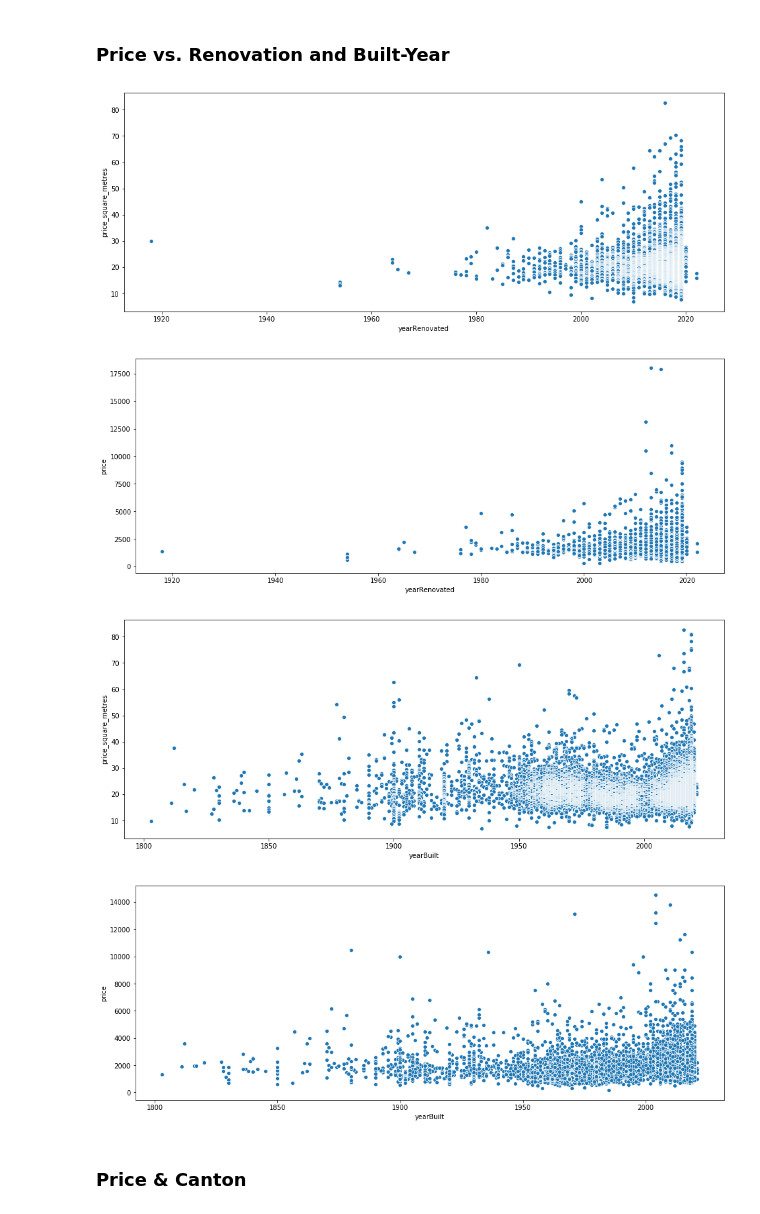
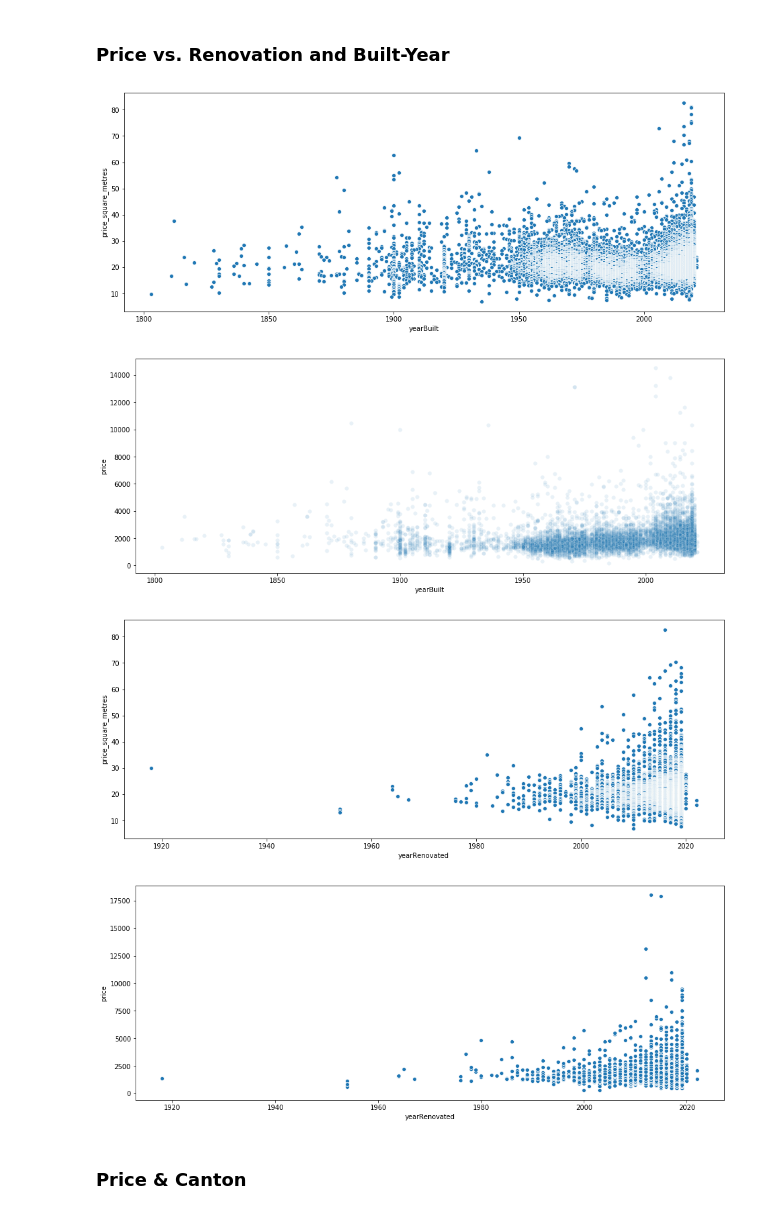
Before and after one commit to Lukas113/Rent_Prediction, a Jupyter notebook: data_analysis/analysis.ipynb, the cells around one changed output. Drawn from its saved outputs; the diff is of its cells as text; code cells hidden in the pictures.

Commit message:
data preparation finished

```diff
--- a/data_analysis/analysis.ipynb
+++ b/data_analysis/analysis.ipynb
@@ -611,10 +642,11 @@ def drop_outlier_objects(frame):
     """drops a relative amount of data from all specified columns in the data-set at top and or bottom level"""
     frame = drop_values(frame, df.columns[7], amount = 1, absolute = True, drop = False) #drop 2 rooms with impossible high values
     frame = drop_values(frame, df.columns[8], amount = 0.15, asc = True, drop = False) #drop all -2 floors and lower rooms (seems wrong)
-    frame = drop_values(frame, df.columns[8], amount = 2, absolute = True, drop = False) #drop 2 top floors (impossible values)
+    frame = drop_values(frame, df.columns[8], amount = 1, absolute = True, drop = False) #drop 1 top floors (impossible values)
     frame = drop_values(frame, df.columns[9], amount = 4, absolute = True) #drop 4 objects with obviously too high surface values
     frame = drop_values(frame, df.columns[9], amount = 16, asc = True, absolute = True) #drop bottom 16 obviously too low surface
     frame = drop_values(frame, df.columns[14], amount = 2, absolute = True, drop = True) #drop 2 geographical wrong objects
+    frame = drop_values(frame, df.columns[17], amount = 0, absolute = True, drop = True)
     frame = drop_values(frame, df.columns[17], amount = 6, absolute = True, drop = True) #drop 6 obviously too high priced objects
     frame = drop_values(frame, df.columns[17], amount = 50, asc = True, absolute = True, drop = True) #obv too low
     frame = drop_values(frame, price_square_metres, amount = 50, asc = True, absolute = True, drop = True) #cautious dropping
@@ -665,13 +697,13 @@ sns.barplot(x = df.columns[7], y = df.columns[17], data = price_rooms_frame)
 # %% [markdown]
 ### Price vs. Renovation and Built-Year
 # %%
-price_year_built_frame = df_v3.loc[:, [df.columns[17], price_square_metres, df.columns[11], zip_code_2_digits, df.columns[5]]].dropna()
+price_year_built_frame = df_v3.loc[:, [df.columns[17], price_square_metres, df.columns[10], zip_code_2_digits, df.columns[5]]].dropna()
 price_year_built_frame = frame_to_numeric(price_year_built_frame)
-price_year_built_frame = price_year_built_frame[price_year_built_frame[df.columns[11]] > 1900]
+price_year_built_frame = price_year_built_frame[price_year_built_frame[df.columns[10]] > 1800]
 plt.figure(figsize = (16, 6))
-ax = sns.scatterplot(x = df.columns[11], y = price_square_metres, data = price_year_built_frame)
+ax = sns.scatterplot(x = df.columns[10], y = price_square_metres, data = price_year_built_frame)
 plt.figure(figsize = (16, 6))
-ax = sns.scatterplot(x = df.columns[11], y = df.columns[17], data = price_year_built_frame)
+ax = sns.scatterplot(x = df.columns[10], y = df.columns[17], data = price_year_built_frame, alpha=0.1)
 # %% [output]
-[figure, old version]
+[figure, new version]
-[figure, old version]
+[figure, new version]
@@ -678,10 +716,10 @@ ax = sns.scatterplot(x = df.columns[11], y = df.columns[17], data = price_year_b
 # %%
-price_year_renovated_frame = df_v3.loc[:, [df.columns[17], price_square_metres, df.columns[10], zip_code_2_digits, df.columns[5]]].dropna()
-price_year_renovated_frame = price_year_renovated_frame[price_year_renovated_frame[df.columns[10]] > 1800]
+price_year_renovated_frame = df_v3.loc[:, [df.columns[17], price_square_metres, df.columns[11], zip_code_2_digits, df.columns[5]]].dropna()
+price_year_renovated_frame = price_year_renovated_frame[price_year_renovated_frame[df.columns[11]] > 1900]
 plt.figure(figsize = (16, 6))
-ax = sns.scatterplot(x = df.columns[10], y = price_square_metres, data = price_year_renovated_frame)
+ax = sns.scatterplot(x = df.columns[11], y = price_square_metres, data = price_year_renovated_frame)
 plt.figure(figsize = (16, 6))
-ax = sns.scatterplot(x = df.columns[10], y = df.columns[17], data = price_year_renovated_frame)
+ax = sns.scatterplot(x = df.columns[11], y = df.columns[17], data = price_year_renovated_frame)
 # %% [output]
-[figure, old version]
+[figure, new version]
-[figure, old version]
+[figure, new version]
```
Also changed, not shown: parts of 23 cells of this notebook, 1 other file.
